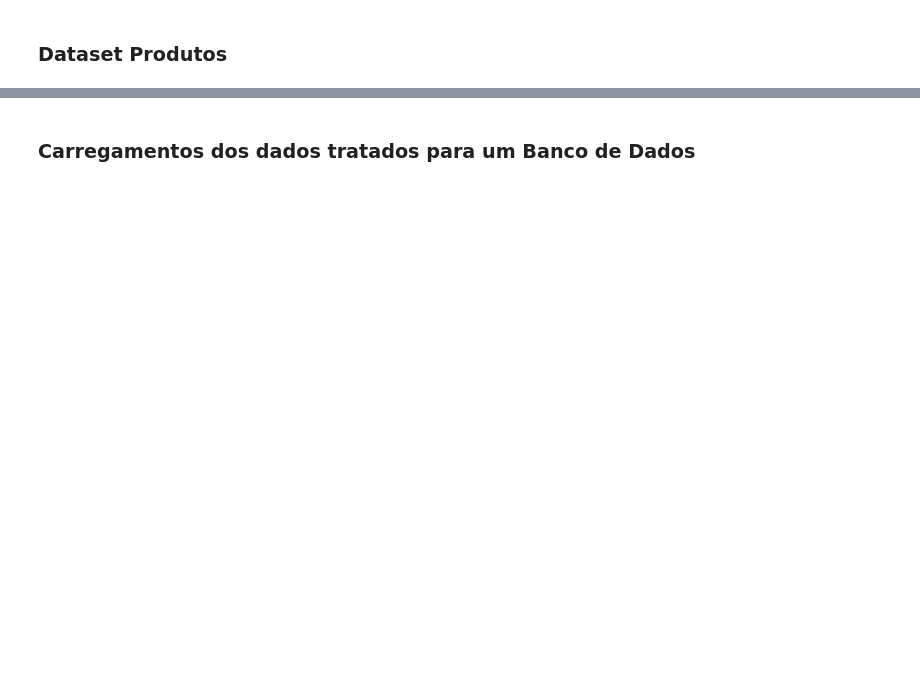
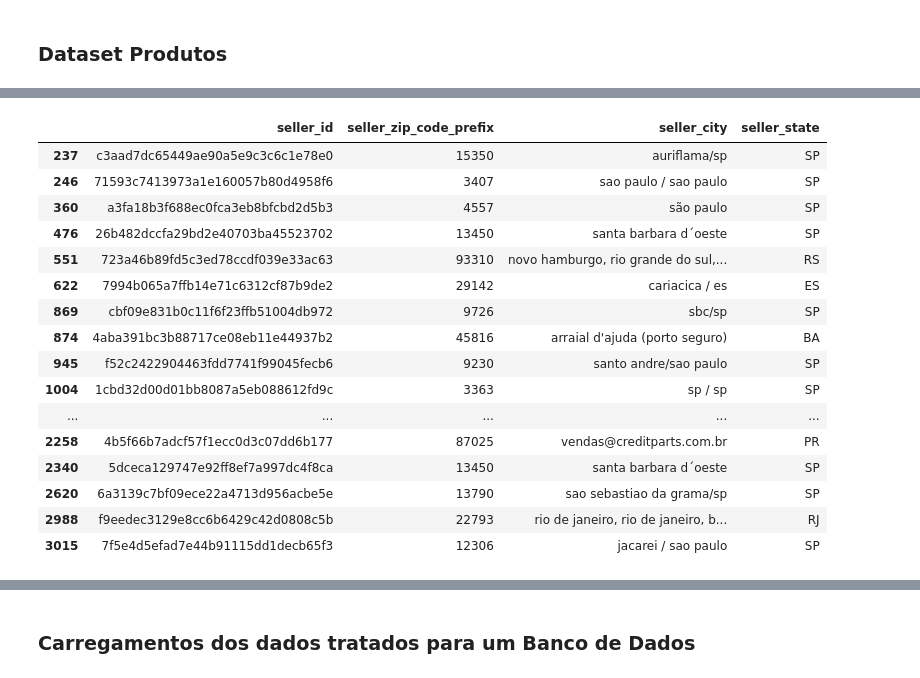
Before and after one commit to leonildolinck/Projeto-Ecossistema-de-BigData, a Jupyter notebook: Projeto-BigData.ipynb, the cells around one changed output, grey strips where cells are left out. Saved outputs shown, nothing was run; the diff lists cells and outputs as text; code cells hidden in the pictures; blank space fills up the shorter version.

```diff
--- a/Projeto-BigData.ipynb
+++ b/Projeto-BigData.ipynb
@@ -224,0 +476,21 @@ df_name.head(10)
+# %%
+# Verificar a validade dos nomes das cidades
+filtrar_cidade(df_sellers, 'seller_city')
+# %% [output]
+|  | seller_id | seller_zip_code_prefix | seller_city | seller_state |
+| 237 | c3aad7dc65449ae90a5e9c3c6c1e78e0 | 15350 | auriflama/sp | SP |
+| 246 | 71593c7413973a1e160057b80d4958f6 | 3407 | sao paulo / sao paulo | SP |
+| 360 | a3fa18b3f688ec0fca3eb8bfcbd2d5b3 | 4557 | são paulo | SP |
+| 476 | 26b482dccfa29bd2e40703ba45523702 | 13450 | santa barbara d´oeste | SP |
+| 551 | 723a46b89fd5c3ed78ccdf039e33ac63 | 93310 | novo hamburgo, rio grande do sul,... | RS |
+| 622 | 7994b065a7ffb14e71c6312cf87b9de2 | 29142 | cariacica / es | ES |
+| 869 | cbf09e831b0c11f6f23ffb51004db972 | 9726 | sbc/sp | SP |
+| 874 | 4aba391bc3b88717ce08eb11e44937b2 | 45816 | arraial d'ajuda (porto seguro) | BA |
+| 945 | f52c2422904463fdd7741f99045fecb6 | 9230 | santo andre/sao paulo | SP |
+| 1004 | 1cbd32d00d01bb8087a5eb088612fd9c | 3363 | sp / sp | SP |
+| ... | ... | ... | ... | ... |
+| 2258 | 4b5f66b7adcf57f1ecc0d3c07dd6b177 | 87025 | vendas@creditparts.com.br | PR |
+| 2340 | 5dceca129747e92ff8ef7a997dc4f8ca | 13450 | santa barbara d´oeste | SP |
+| 2620 | 6a3139c7bf09ece22a4713d956acbe5e | 13790 | sao sebastiao da grama/sp | SP |
+| 2988 | f9eedec3129e8cc6b6429c42d0808c5b | 22793 | rio de janeiro, rio de janeiro, b... | RJ |
+| 3015 | 7f5e4d5efad7e44b91115dd1decb65f3 | 12306 | jacarei / sao paulo | SP |
```
Also changed, not shown: parts of 76 cells of this notebook.
